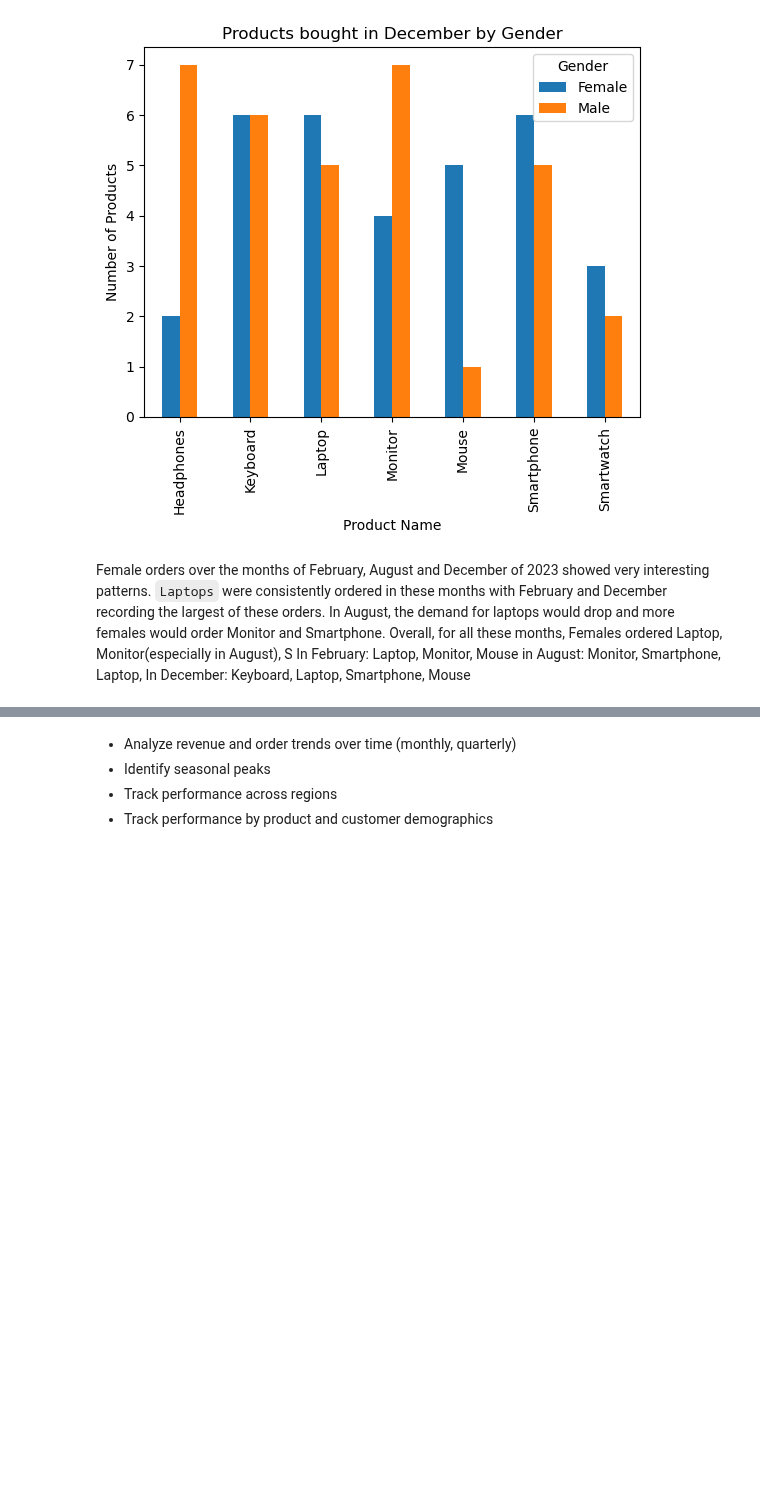
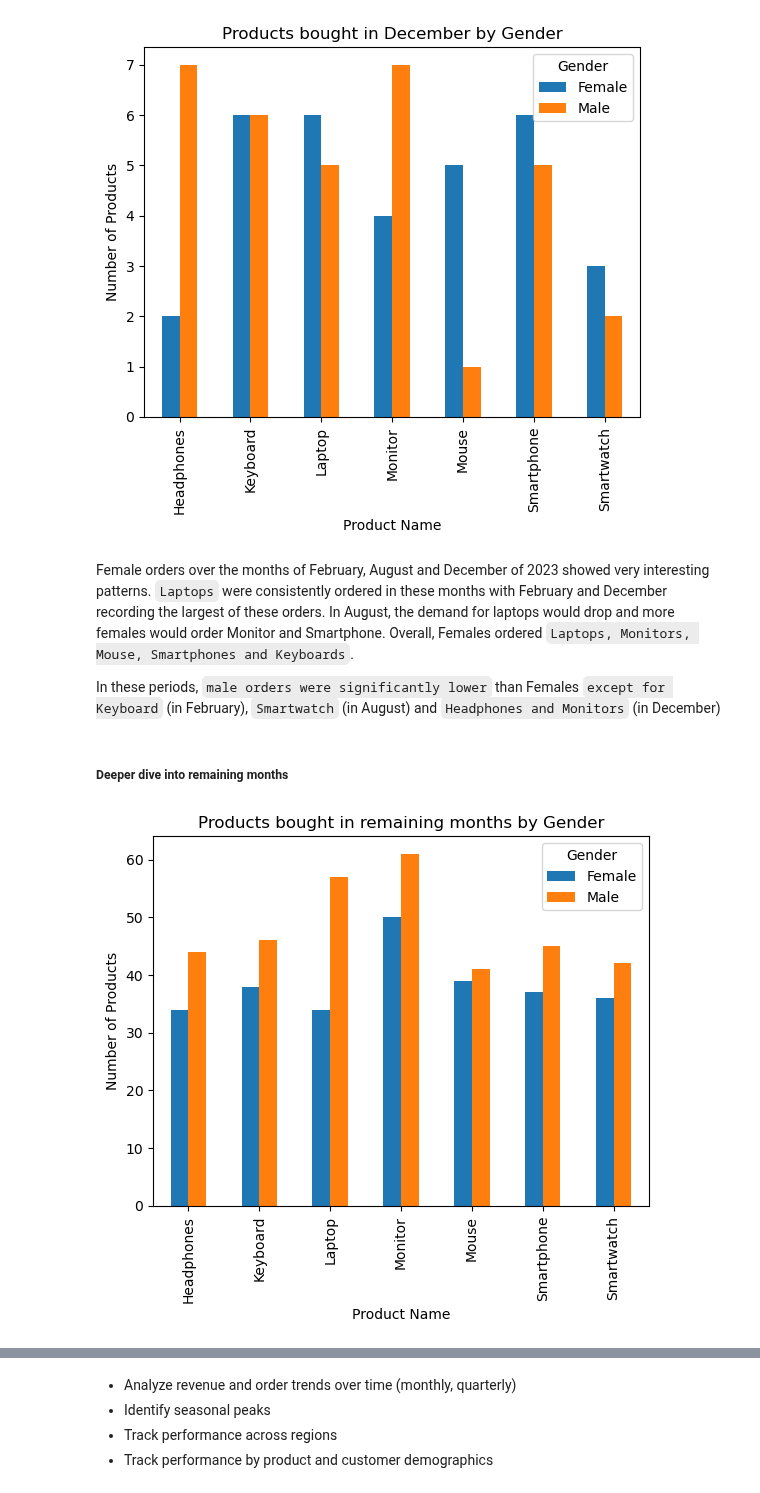
Before and after one commit to Mohammed-Hanan-Othman/ecommerce-sales-analysis, a Jupyter notebook: notebooks/2.sales_trends.ipynb, the cells around one changed output, grey strips where cells are left out. Drawn from its saved outputs; the diff is of its cells as text; code cells hidden in the pictures; blank space fills up the shorter version.

Commit message:
Completed visualizations for Sales Trends by Gender

```diff
--- a/notebooks/2.sales_trends.ipynb
+++ b/notebooks/2.sales_trends.ipynb
@@ -255,8 +255,17 @@ plt.show();
 # %% [output]
 [figure]
 # %% [markdown]
-Female orders over the months of February, August and December of 2023 showed very interesting patterns. `Laptops` were consistently ordered in these months with February and December recording the largest of these orders. In August, the demand for laptops would drop and more females would order Monitor and Smartphone.
-Overall, for all these months, Females ordered Laptop, Monitor(especially in August), S
-In February: Laptop, Monitor, Mouse
-in August: Monitor, Smartphone, Laptop,
-In December: Keyboard, Laptop, Smartphone, Mouse
+Female orders over the months of February, August and December of 2023 showed very interesting patterns. `Laptops` were consistently ordered in these months with February and December recording the largest of these orders. In August, the demand for laptops would drop and more females would order Monitor and Smartphone. Overall, Females ordered `Laptops, Monitors, Mouse, Smartphones and Keyboards`.
+
+In these periods, `male orders were significantly lower` than Females `except for Keyboard` (in February), `Smartwatch` (in August) and `Headphones and Monitors` (in December)
+# %% [markdown]
+##### Deeper dive into remaining months
+# %%
+# Plot Products bought by Gender in other remaining months
+mask_month = df_2023["Order Month"].isin([1,3,4,5,6,7,9,10,11])
+df_2023[mask_month].groupby(["Product Name", "Gender"]).size().unstack().plot(kind="bar")
+plt.title("Products bought in remaining months by Gender")
+plt.ylabel("Number of Products")
+plt.show();
+# %% [output]
+[figure, added]
```
Also changed, not shown: parts of 3 cells of this notebook.
